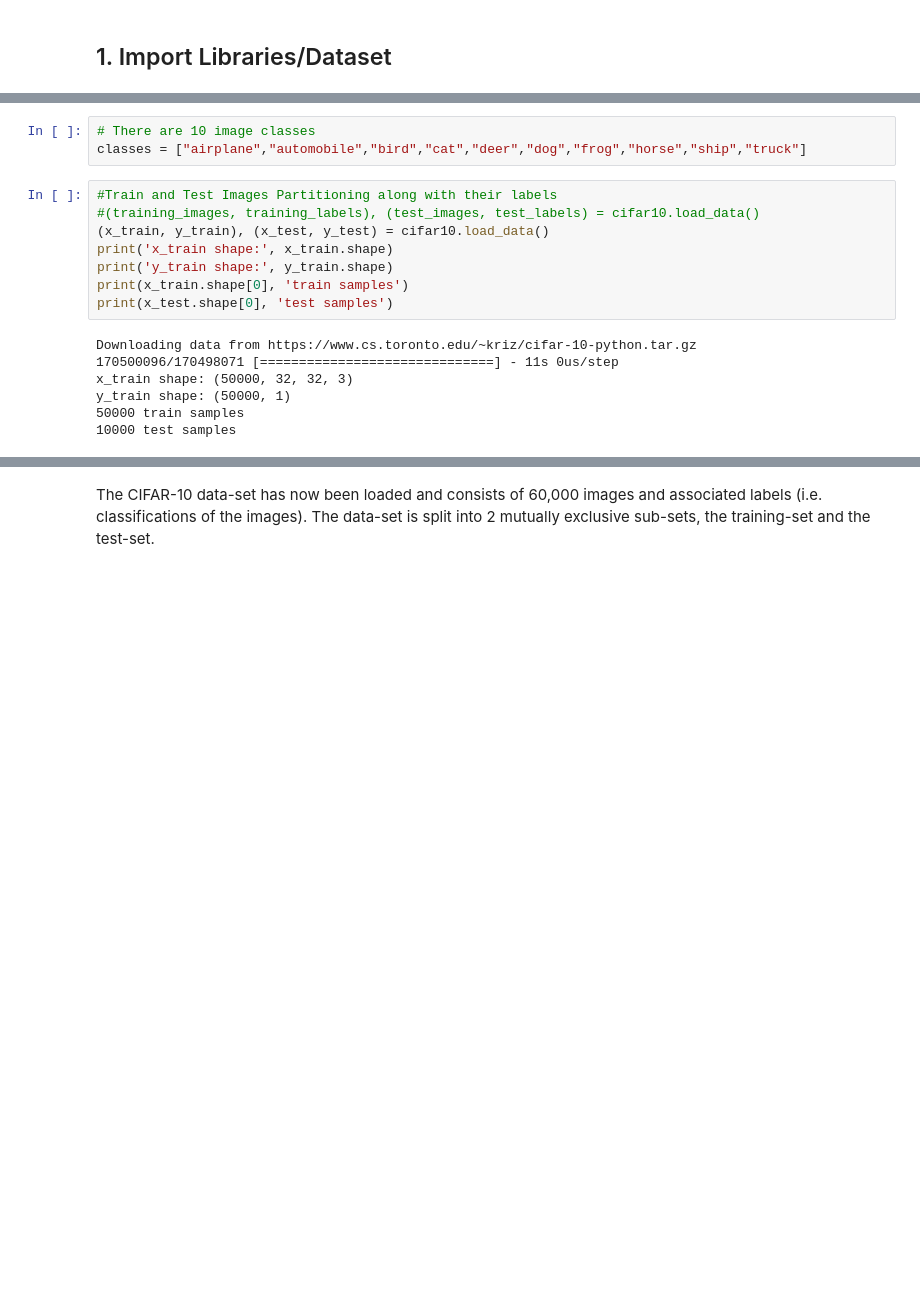
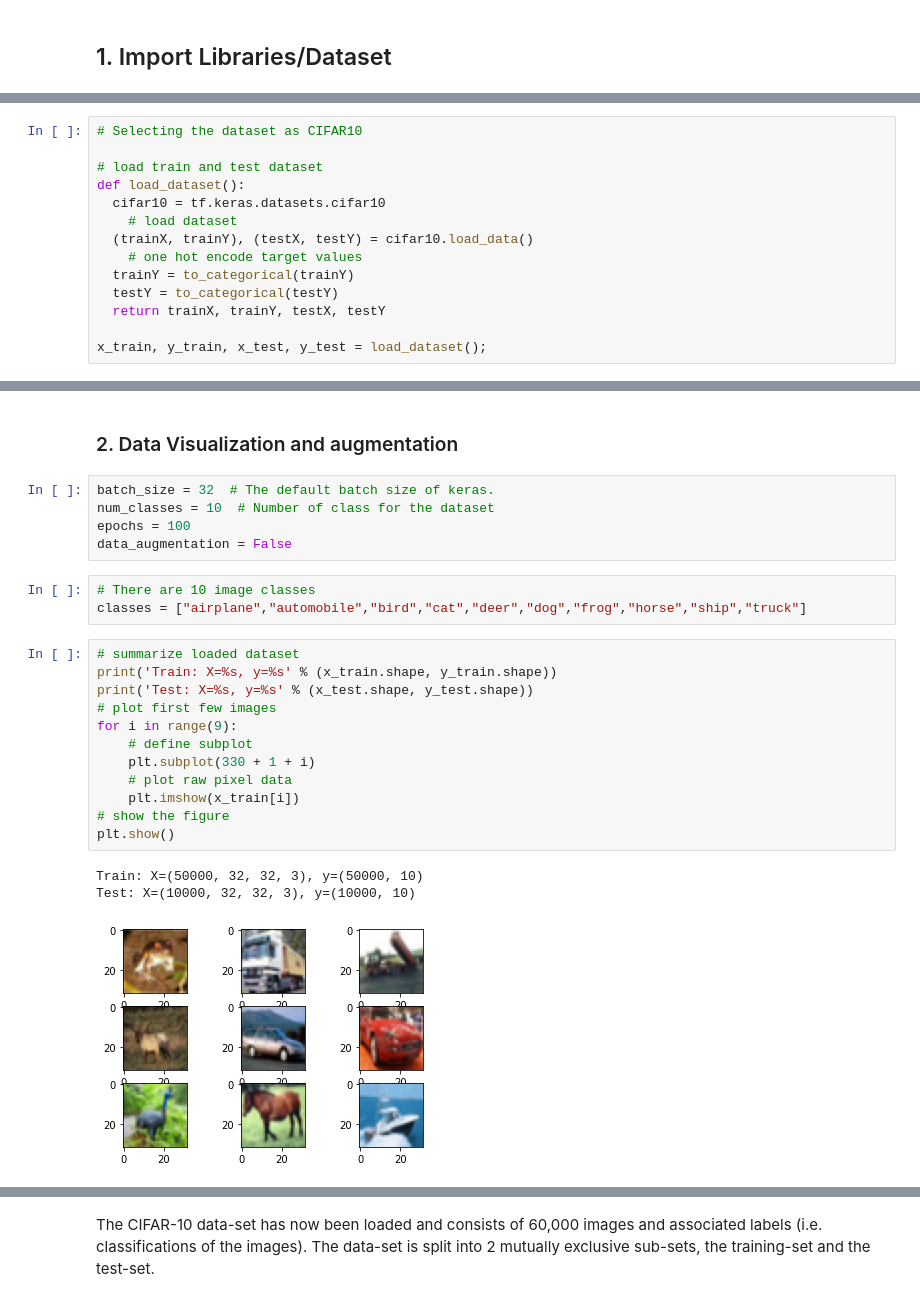
Before and after one commit to kk-ecu/MachineLearning, a Jupyter notebook: 06_CIFAR-10.ipynb, the cells around one changed output, grey strips where cells are left out. Saved outputs shown, nothing was run; the diff lists cells and outputs as text; blank space fills up the shorter version.

```diff
--- a/06_CIFAR-10.ipynb
+++ b/06_CIFAR-10.ipynb
@@ -31,0 +54,14 @@ cifar10 = tf.keras.datasets.cifar10
+# %%
+# Selecting the dataset as CIFAR10
+
+# load train and test dataset
+def load_dataset():
+  cifar10 = tf.keras.datasets.cifar10
+	# load dataset
+  (trainX, trainY), (testX, testY) = cifar10.load_data()
+	# one hot encode target values
+  trainY = to_categorical(trainY)
+  testY = to_categorical(testY)
+  return trainX, trainY, testX, testY
+
+x_train, y_train, x_test, y_test = load_dataset();
@@ -32,18 +71,26 @@ cifar10 = tf.keras.datasets.cifar10
+# %% [markdown]
+### 2. Data Visualization and augmentation
+# %%
+batch_size = 32  # The default batch size of keras.
+num_classes = 10  # Number of class for the dataset
+epochs = 100
+data_augmentation = False
 # %%
 # There are 10 image classes
 classes = ["airplane","automobile","bird","cat","deer","dog","frog","horse","ship","truck"]
-# %%
-#Train and Test Images Partitioning along with their labels
-#(training_images, training_labels), (test_images, test_labels) = cifar10.load_data()
-(x_train, y_train), (x_test, y_test) = cifar10.load_data()
-print('x_train shape:', x_train.shape)
-print('y_train shape:', y_train.shape)
-print(x_train.shape[0], 'train samples')
-print(x_test.shape[0], 'test samples')
-# %% [output]
-Downloading data from https://www.cs.toronto.edu/~kriz/cifar-10-python.tar.gz
-170500096/170498071 [==============================] - 11s 0us/step
-x_train shape: (50000, 32, 32, 3)
-y_train shape: (50000, 1)
-50000 train samples
-10000 test samples
+# %%
+# summarize loaded dataset
+print('Train: X=%s, y=%s' % (x_train.shape, y_train.shape))
+print('Test: X=%s, y=%s' % (x_test.shape, y_test.shape))
+# plot first few images
+for i in range(9):
+	# define subplot
+	plt.subplot(330 + 1 + i)
+	# plot raw pixel data
+	plt.imshow(x_train[i])
+# show the figure
+plt.show()
+# %% [output]
+Train: X=(50000, 32, 32, 3), y=(50000, 10)
+Test: X=(10000, 32, 32, 3), y=(10000, 10)
+[figure, added]
```
Also changed, not shown: parts of 22 cells of this notebook.
